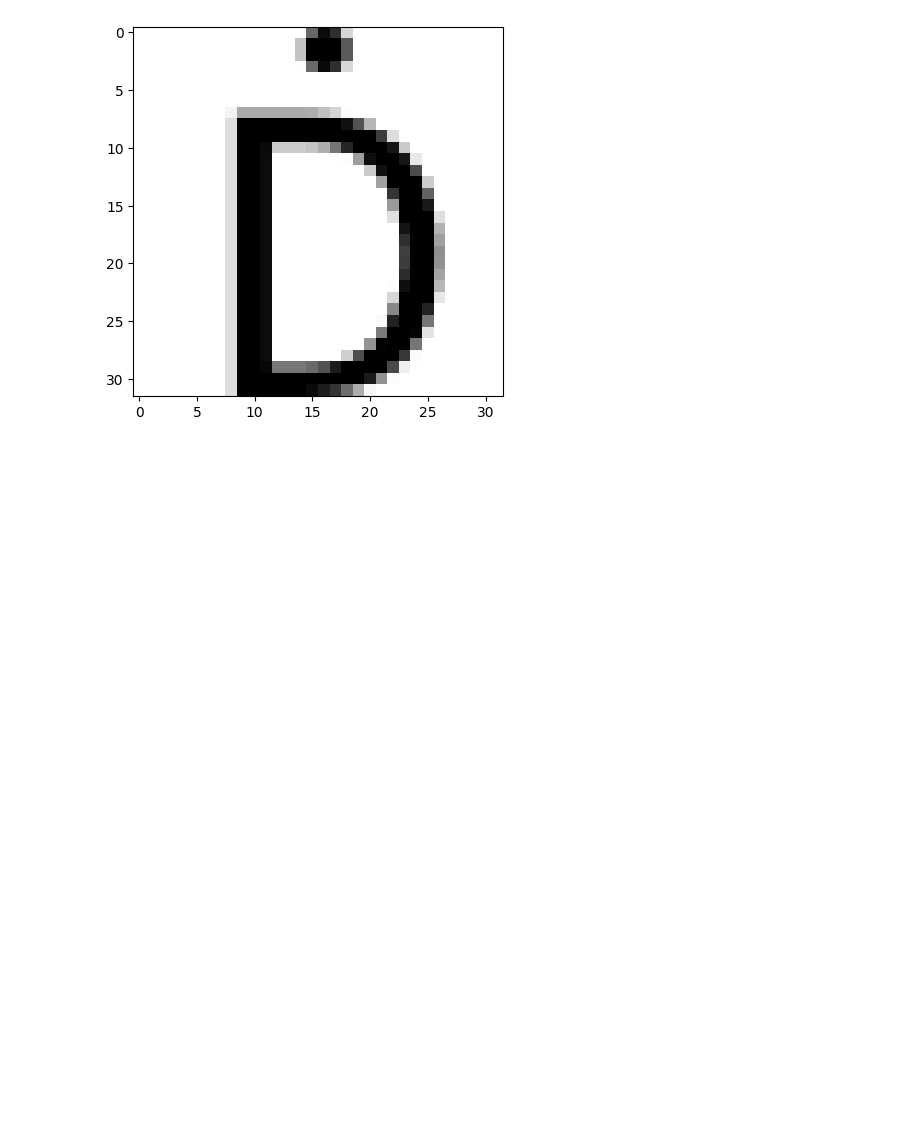
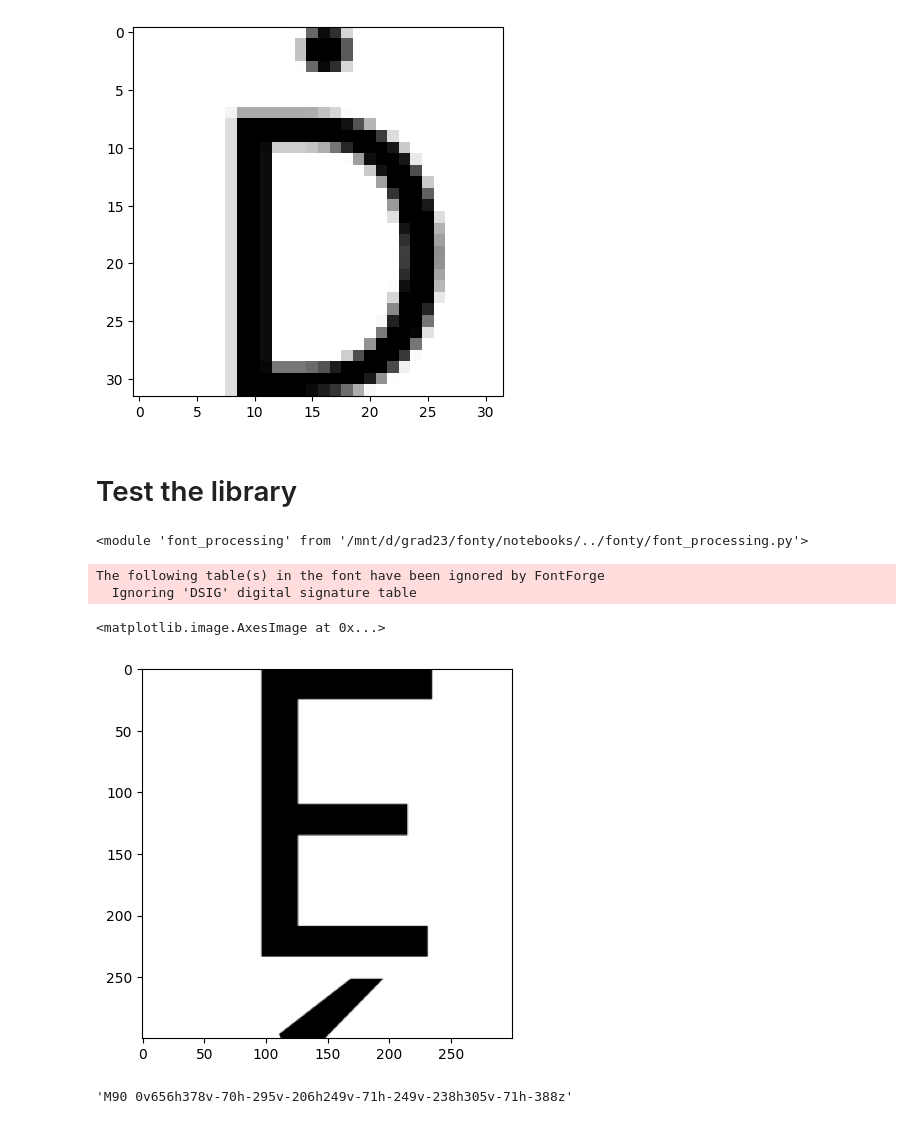
Before and after one commit to mitlyn/Fonty, a Jupyter notebook: notebooks/fetch-fonts.ipynb, the cells around one changed output. Saved outputs shown, nothing was run; the diff lists cells and outputs as text; code cells hidden in the pictures; blank space fills up the shorter version.

```diff
--- a/notebooks/fetch-fonts.ipynb
+++ b/notebooks/fetch-fonts.ipynb
@@ -248,3 +246,5 @@ plt.imshow(glyph2array(glyphs[100], image_w=32, image_h=32))
 # %% [output]
 <matplotlib.image.AxesImage at 0x...>
 [figure]
+# %% [markdown]
+# Test the library
@@ -250,0 +255,23 @@ plt.imshow(glyph2array(glyphs[100], image_w=32, image_h=32))
+# %%
+importlib.reload(font_processing)
+# import font_processing
+# %% [output]
+<module 'font_processing' from '/mnt/d/grad23/fonty/notebooks/../fonty/font_processing.py'>
+# %%
+font_processor = font_processing.FontProcessor.fromUrl(
+    'https://github.com/adobe-fonts/source-sans/raw/release/TTF/SourceSans3-Regular.ttf'
+)
+# %% [output]
+The following table(s) in the font have been ignored by FontForge
+  Ignoring 'DSIG' digital signature table
+# %%
+plt.imshow(
+    font_processor.glyph2array(font_processor.glyphs[105], image_w=300, image_h=300)
+)
+# %% [output]
+<matplotlib.image.AxesImage at 0x...>
+[figure, added]
+# %%
+font_processor.glyphs[10].d
+# %% [output]
+'M90 0v656h378v-70h-295v-206h249v-71h-249v-238h305v-71h-388z'
```
Also changed, not shown: parts of 5 cells of this notebook, 2 other files.
